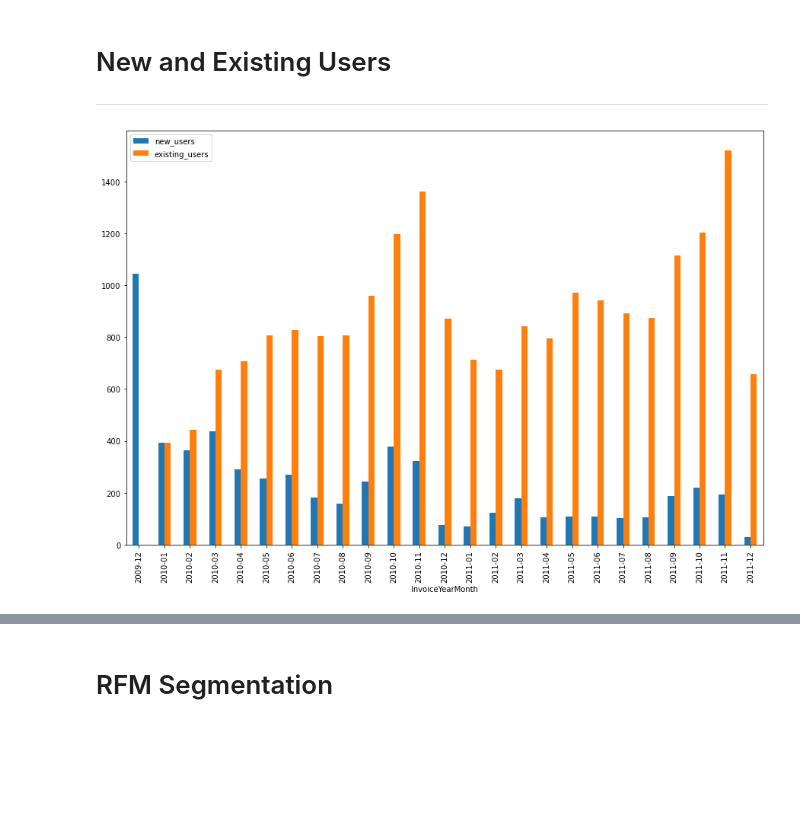
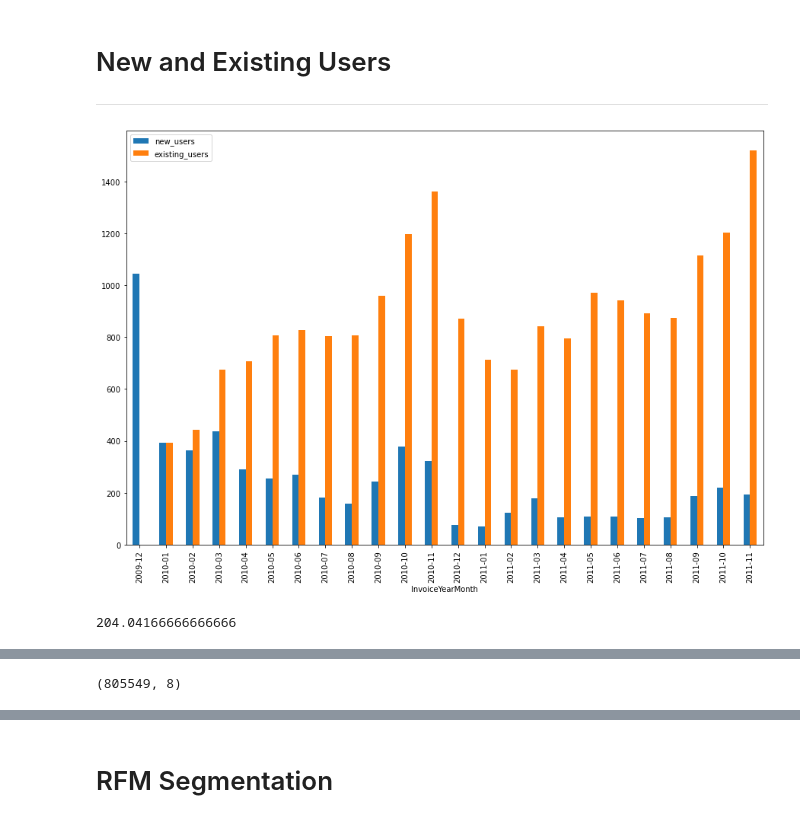
Before and after one commit to jarviscanada/jarvis_data_eng_CecilCao, a Jupyter notebook: python_data_analytics/retail_data_analytics_wrangling.ipynb, the cells around one changed output, grey strips where cells are left out. Cells and saved outputs as stored; diff of their text form; code cells hidden in the pictures; blank space fills up the shorter version.

```diff
--- a/python_data_analytics/retail_data_analytics_wrangling.ipynb
+++ b/python_data_analytics/retail_data_analytics_wrangling.ipynb
@@ -339,13 +423,17 @@ user_count_df = pd.merge(new_user_count, existing_user_count, on='year_month', h
 # print(user_count_df)
 # %%
 # Plot the graph
-user_count_df.plot(x='year_month', y=['new_users', 'existing_users'], kind='bar', figsize=(15, 10))
+user_count_df[:-1].plot(x='year_month', y=['new_users', 'existing_users'], kind='bar', figsize=(15, 10))
 
 # Plot Labels
 plt.xlabel('InvoiceYearMonth')
 plt.show()
 # %% [output]
-[figure, old version]
+[figure, new version]
+# %%
+new_user_count.new_users[1:].mean()
+# %% [output]
+204.04166666666666
 # %% [markdown]
 ## Finding RFM
 
@@ -368,4 +456,21 @@ Note: To simplify the problem, let's keep all placed and canceled orders.
 **Sample RFM table**
 
 ![](https://i.imgur.com/sXFIg6u.jpg)
+# %%
+reference_date = pd.to_datetime('2026-04-24') # -- Using date of Jupyter notebook implementation
+
+# Clean up the dataframe
+rfm_df = retail_df.copy(deep=True)
+rfm_df['invoice_date'] = pd.to_datetime(rfm_df['invoice_date'])
+
+# Ignoring negative values
+rfm_df = rfm_df[rfm_df['quantity'] > 0]
+rfm_df = rfm_df[rfm_df['price'] > 0]
+
+# Remove missing values. Most of them are customer IDs
+rfm_df.dropna(inplace = True)
+
+rfm_df.shape
+# %% [output]
+(805549, 8)
 # %%
```
Also changed, not shown: parts of 21 cells of this notebook.
